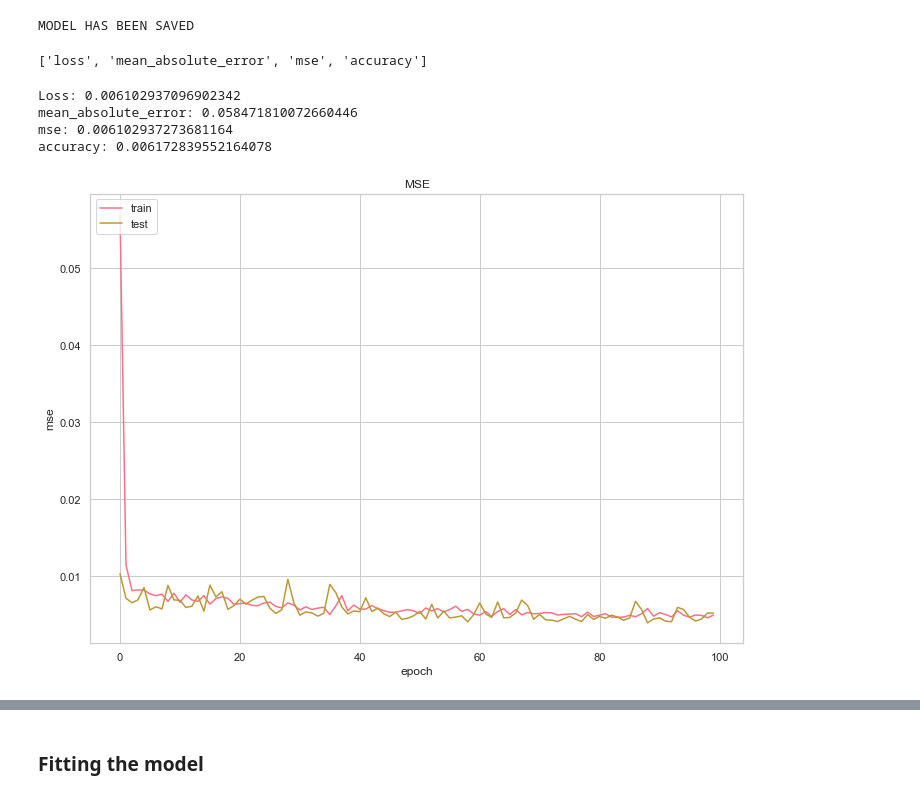
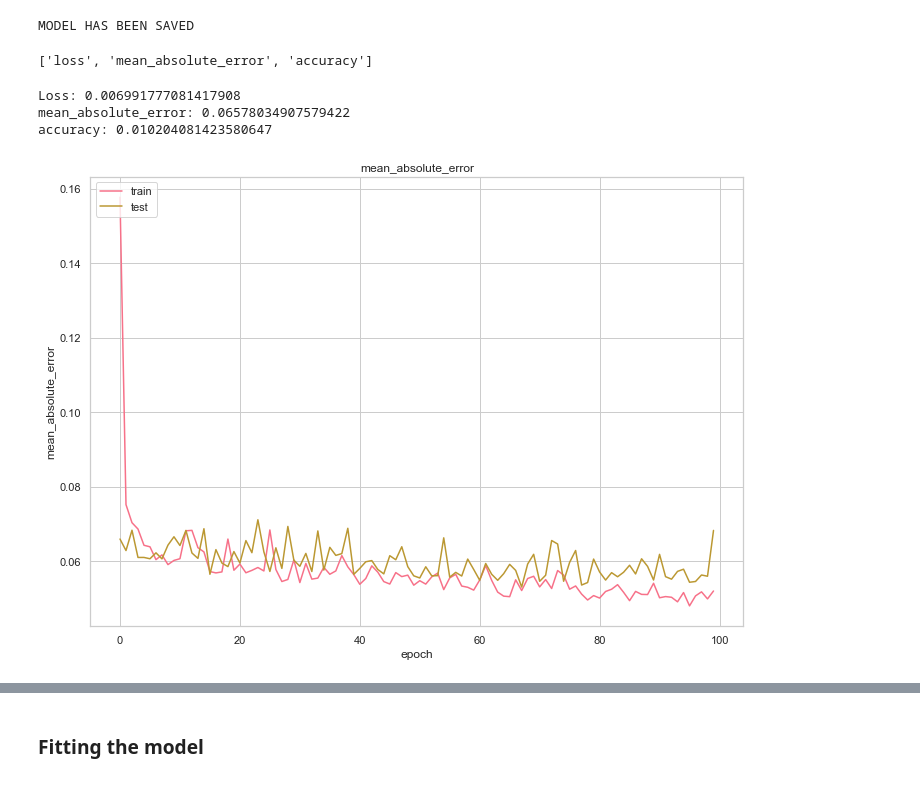
Before and after one commit to RitRa/MachineLearning-project, a Jupyter notebook: Machine Learning and Statistics Project 2019.ipynb, the cells around one changed output, grey strips where cells are left out. Cells and saved outputs as stored; diff of their text form; code cells hidden in the pictures.

```diff
--- a/Machine Learning and Statistics Project 2019.ipynb
+++ b/Machine Learning and Statistics Project 2019.ipynb
@@ -458,7 +425,7 @@ for i in features:
 from sklearn.model_selection import train_test_split
 
 # Shuffle and split the data into training and testing subsets
-X_train, X_test, y_train, y_test = train_test_split(features, prices, test_size=0.33, random_state=50)
+X_train, X_test, y_train, y_test = train_test_split(features, prices, test_size=0.20, random_state=50)
 # %%
 # checking, it should be divided in to 80% train, 20% test
 print(features.shape[0])
@@ -510,13 +479,13 @@ None
 # %% [markdown]
 ### Compile the Neural Network
 # %%
-# mean_absolute_error
-model.compile(loss='mse', optimizer='adam', metrics=['mean_absolute_error', 'mse', 'accuracy'])
+# loss = mean_squared_error
+model.compile(loss='mse', optimizer='adam', metrics=['mean_absolute_error', 'accuracy'])
 # %% [markdown]
 ### Train the Model
 # %%
 from keras.callbacks import History
 history = History()
 #  y_train = prices, use validation data 10%
-hist = model.fit(X_train, y_train, validation_split=0.25, epochs=100, batch_size=4, callbacks=[history])
+hist = model.fit(X_train, y_train, validation_split=0.20, epochs=100, batch_size=6, callbacks=[history])
 # %% [output]
@@ -551,65 +520,39 @@ MODEL HAS BEEN SAVED
 # %%
 print(model.metrics_names)
 # %% [output]
-['loss', 'mean_absolute_error', 'mse', 'accuracy']
+['loss', 'mean_absolute_error', 'accuracy']
-# %%
-#print(m.metrics_names)
-score = model.evaluate(X_test, y_test, verbose = 0)
-print("Loss:", score[0])
-print("mean_absolute_error:", score[1])
-print("mse:", score[2])
-print("accuracy:", score[3])
-# epoch 100, 4 features
-# Loss: 0.058811152514852125
-#mean_absolute_error: 0.05881115421652794
-#Test Accuracy: 0.006172839552164078
-
-
-# Loss: 0.41728214949977643
-#mean_absolute_error: 0.41728219389915466
-#Test Accuracy: 0.3683089315891266
-
-#Loss: 0.23090923973071723
-#mean_absolute_error: 0.351432740688324
-#mse: 0.23090922832489014
-#accuracy: 0.0
-
-# 4 features
-#Loss: 0.18458772055160852
-#mean_absolute_error: 0.33781448006629944
-#mse: 0.1845877319574356
-#accuracy: 0.0
-
-#Loss: 0.0059610290613088665
-#mean_absolute_error: 0.05821261554956436
-#mse: 0.0059610288590192795
-#accuracy: 0.006172839552164078
-# %% [output]
-Loss: 0.006102937096902342
-mean_absolute_error: 0.058471810072660446
-mse: 0.006102937273681164
-accuracy: 0.006172839552164078
+# %%
+#print(m.metrics_names)
+score = model.evaluate(X_test, y_test, verbose = 0)
+print("Loss:", score[0])
+print("mean_absolute_error:", score[1])
+
+print("accuracy:", score[2])
+# %% [output]
+Loss: 0.006991777081417908
+mean_absolute_error: 0.06578034907579422
+accuracy: 0.010204081423580647
 # %%
 import matplotlib.pyplot as plt
 
 if not os.path.exists("plots/neuralnetwork/"):
     os.makedirs("plots/neuralnetwork/")
 
 
-plt.plot(hist.history['mse'])
-plt.plot(hist.history['val_mse'])
-plt.title('MSE')
-plt.ylabel('mse')
+plt.plot(hist.history['mean_absolute_error'])
+plt.plot(hist.history['val_mean_absolute_error'])
+plt.title('mean_absolute_error')
+plt.ylabel('mean_absolute_error')
 plt.xlabel('epoch')
 plt.legend(['train', 'test'], loc='upper left')
 
 
 
 # save plot
-plt.savefig('plots/neuralnetwork/mse.png')
+plt.savefig('plots/neuralnetwork/mean_absolute_error.png')
 plt.show()
 # %% [output]
-[figure, old version]
+[figure, new version]
 # %%
 # Plot training & validation accuracy values
 import matplotlib.pyplot as plt
```
Also changed, not shown: parts of 34 cells of this notebook, 29 other files.
